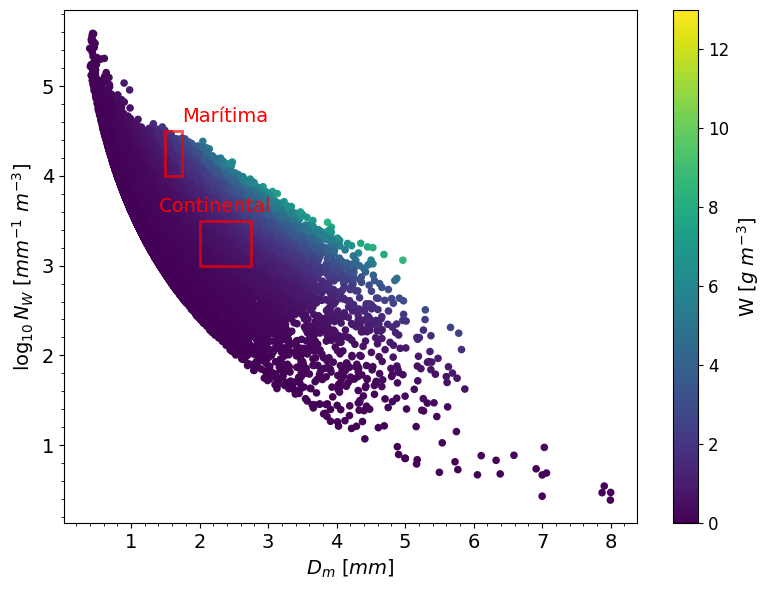
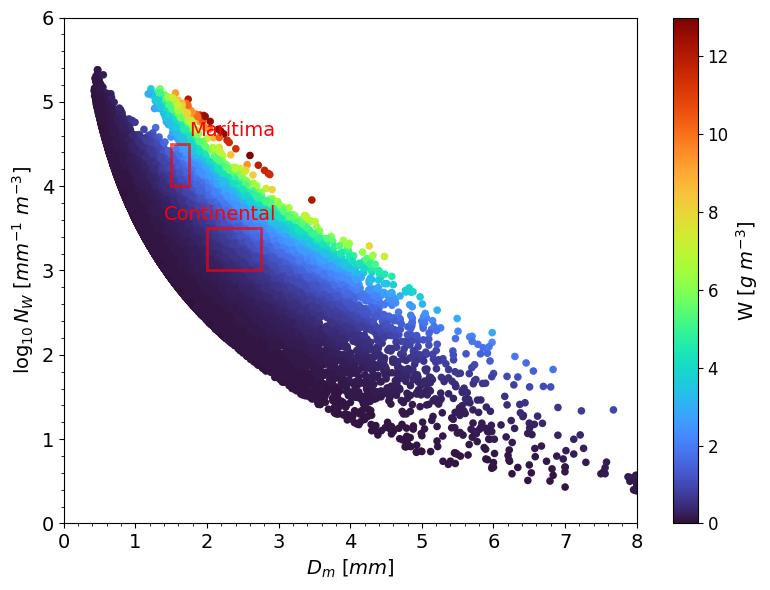
Unified diff of the notebook cell whose output changed from the first chart to the second:
--- before
+++ after
@@ -1,8 +1,2 @@
-import matplotlib.colors as mcolors
-import matplotlib.patches as patches
-import matplotlib.pyplot as plt
-import numpy as np
-import matplotlib.ticker as ticker
-
 # Create the shape and axis
 fig, ax = plt.subplots(figsize=(8, 6))
@@ -13,5 +7,5 @@
     np.log10(ds_JPC.n_w_filt),
     c=ds_JPC.lwc_filt,
-    cmap='viridis',
+    cmap='turbo',
     norm=mcolors.Normalize(vmin=0, vmax=13),  # <-- rango fijo de 0 a 13
     s=30,
@@ -46,4 +40,8 @@
 ax.add_patch(rect2)
 
+# x,y limits
+ax.set_xlim(0, 8)
+ax.set_ylim(0, 6)
+
 # Labels
 ax.set_xlabel('$D_m\ [mm]$', fontsize=14)
@@ -67,6 +65,6 @@
 
 plt.tight_layout()
-# plt.savefig(instrument_path / "Montañita_San_Antonio_Dm_Nw_W.png", 
-#             dpi=300, 
-#             bbox_inches='tight')
+plt.savefig(FIG_PATH / "Torre_SIATA_Dm_Nw_W_nipy_spectral.png", 
+            dpi=300, 
+            bbox_inches='tight')
 plt.show()

Commit: New Graph Color Bar and Spyder Update